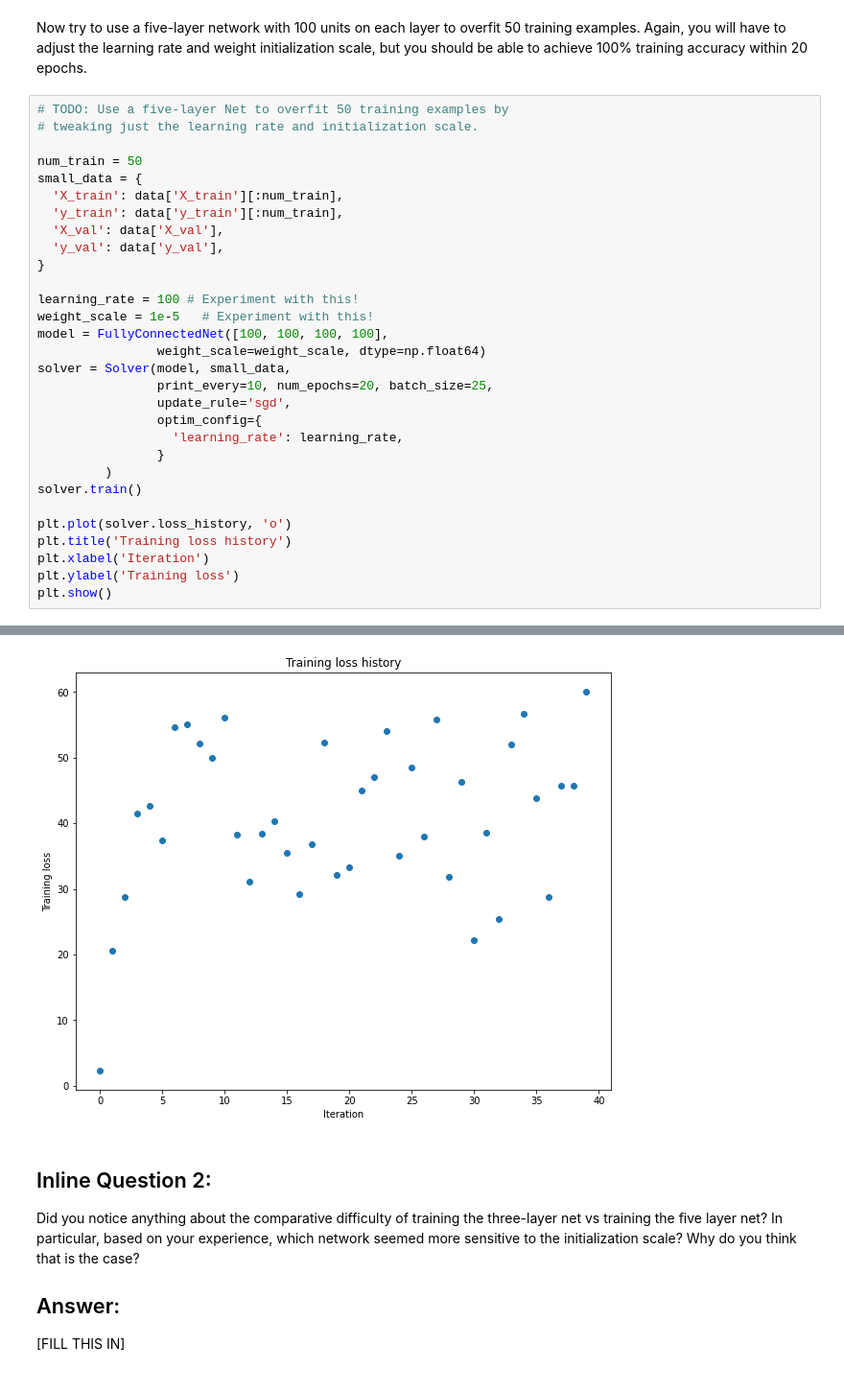
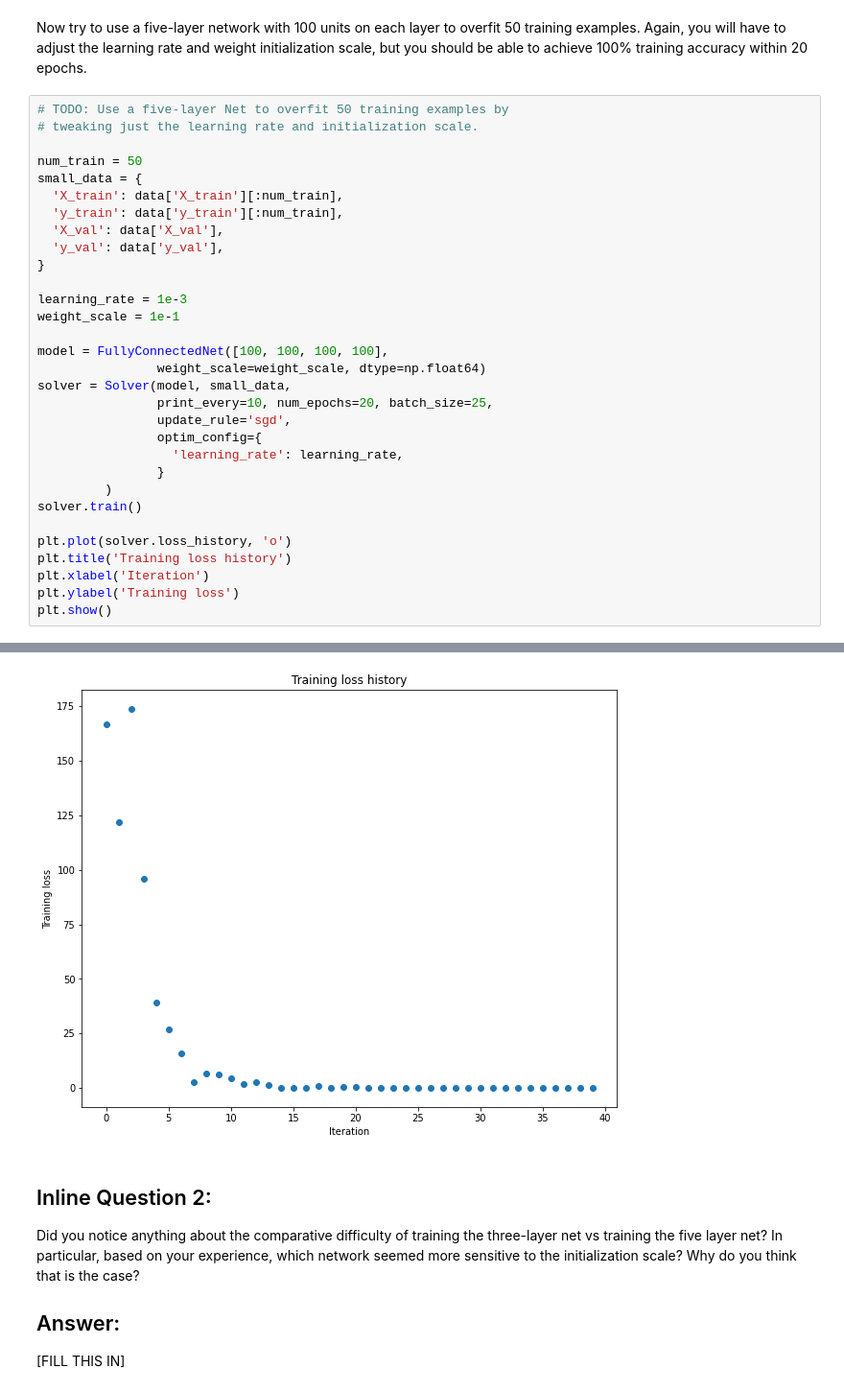
Before and after one commit to mvortizr/CS231n, a Jupyter notebook: assignment2/FullyConnectedNets.ipynb, the cells around one changed output, grey strips where cells are left out. Shown: that part at 96% size. Drawn from its saved outputs; the diff is of its cells as text.

```diff
--- a/assignment2/FullyConnectedNets.ipynb
+++ b/assignment2/FullyConnectedNets.ipynb
@@ -553,8 +553,9 @@ small_data = {
   'y_val': data['y_val'],
 }
 
-learning_rate = 100 # Experiment with this!
-weight_scale = 1e-5   # Experiment with this!
+learning_rate = 1e-3
+weight_scale = 1e-1
+
 model = FullyConnectedNet([100, 100, 100, 100],
                 weight_scale=weight_scale, dtype=np.float64)
 solver = Solver(model, small_data,
@@ -592,4 +593,4 @@ plt.show()
-[figure, old version]
+[figure, new version]
 # %% [markdown]
 ## Inline Question 2:
 Did you notice anything about the comparative difficulty of training the three-layer net vs training the five layer net? In particular, based on your experience, which network seemed more sensitive to the initialization scale? Why do you think that is the case?
```
Also changed, not shown: parts of 4 cells of this notebook, 2 other files.
